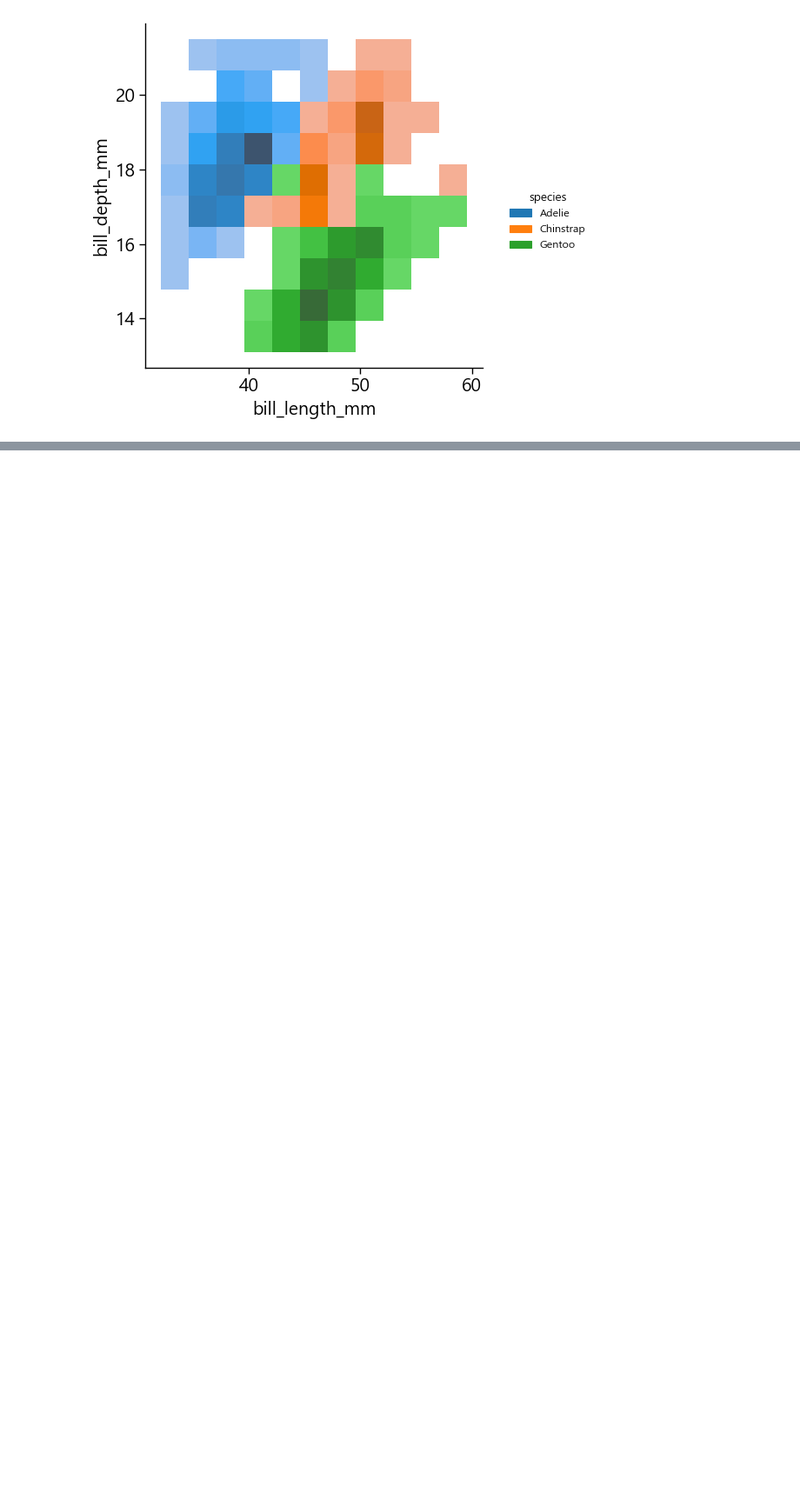
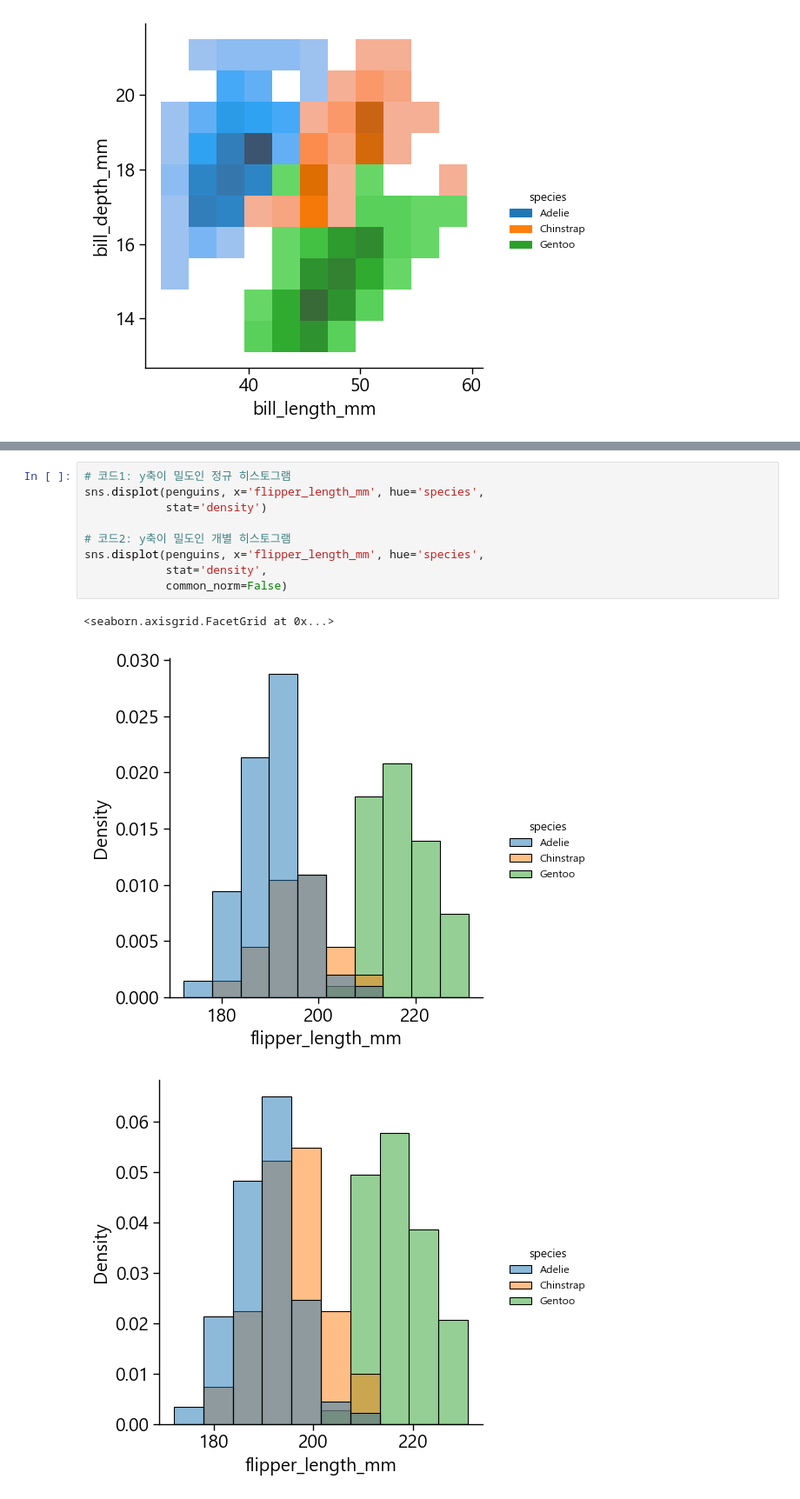
Before and after one commit to the9world/My_Study, a Jupyter notebook: Python_study/23년05월/230508/a_matplotlib.ipynb, the cells around one changed output, grey strips where cells are left out. Shown at 87% size. Drawn from its saved outputs; the diff is of its cells as text; blank space fills up the shorter version.

```diff
--- a/Python_study/23년05월/230508/a_matplotlib.ipynb
+++ b/Python_study/23년05월/230508/a_matplotlib.ipynb
@@ -430,0 +504,13 @@ sns.displot(x='bill_length_mm', y='bill_depth_mm', hue='species',
+# %%
+# 코드1: y축이 밀도인 정규 히스토그램
+sns.displot(penguins, x='flipper_length_mm', hue='species',
+            stat='density')
+
+# 코드2: y축이 밀도인 개별 히스토그램
+sns.displot(penguins, x='flipper_length_mm', hue='species',
+            stat='density',
+            common_norm=False)
+# %% [output]
+<seaborn.axisgrid.FacetGrid at 0x...>
+[figure, added]
+[figure, added]
```
Also changed, not shown: parts of 12 cells of this notebook, 1 other file.
